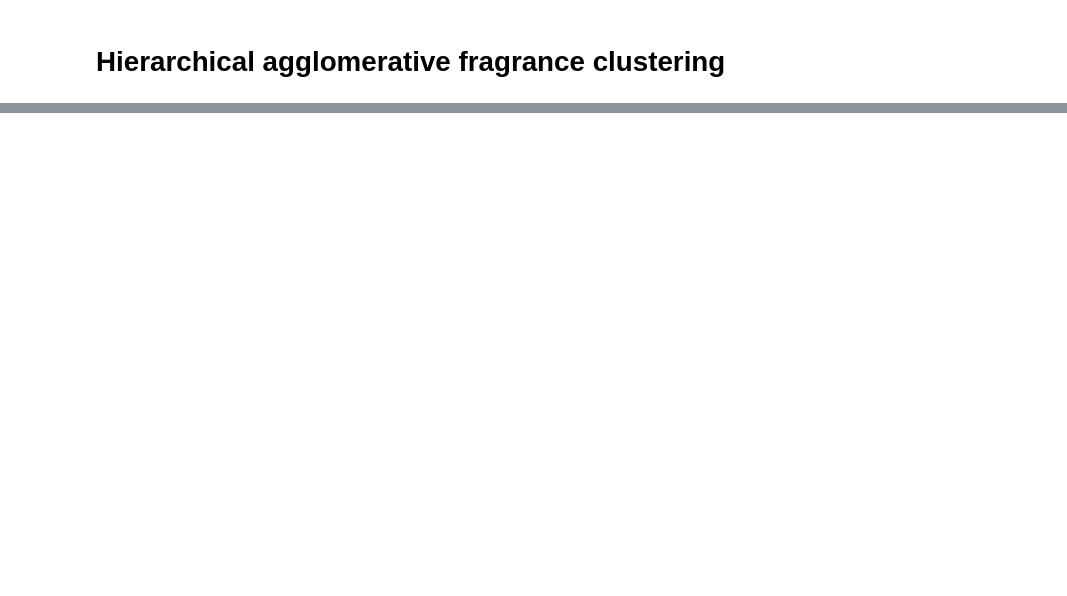
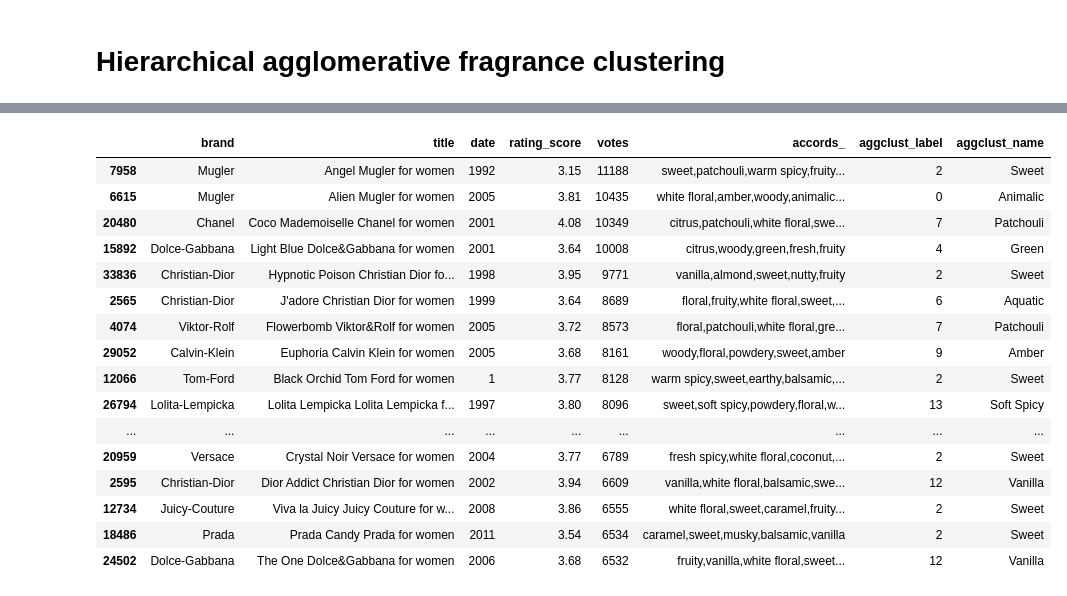
Before and after one commit to katarzynajanicka/agglomerative-fragrance-clustering, a Jupyter notebook: hierarchical-clustering.ipynb, the cells around one changed output, grey strips where cells are left out. Drawn from its saved outputs; the diff is of its cells as text; code cells hidden in the pictures; blank space fills up the shorter version.

```diff
--- a/hierarchical-clustering.ipynb
+++ b/hierarchical-clustering.ipynb
@@ -133,0 +464,26 @@ Name: aggclust_label, dtype: int64
+# %%
+# ordinal features mapping
+cluster_mapping = {
+    0: 'Animalic',
+    1: 'Woody',
+    2: 'Sweet',
+    3: 'Warm Spicy',
+    4: 'Green',
+    5: 'Rose',
+    6: 'Aquatic',
+    7: 'Patchouli',
+    8: 'Earthy',
+    9: 'Amber',
+    10: 'Yellow Floral',
+    11: 'Herbal',
+    12: 'Vanilla',
+    13: 'Soft Spicy',
+    14: 'Fresh Spicy',
+    15: 'Leather',
+    16: 'Oud',
+    17: 'Smoky',
+    18: 'Tropical',
+    19: 'Sweet Sour'}
+
+df['aggclust_name'] = df['aggclust_label'].map(cluster_mapping)
+df.head(10)
@@ -133,0 +502,21 @@ Name: aggclust_label, dtype: int64
+# %%
+# display 20 most popular fragrances
+df.sort_values('votes', ascending=False).head(20)
+# %% [output]
+|  | brand | title | date | rating_score | votes | accords_ | aggclust_label | aggclust_name |
+| 7958 | Mugler | Angel Mugler for women | 1992 | 3.15 | 11188 | sweet,patchouli,warm spicy,fruity... | 2 | Sweet |
+| 6615 | Mugler | Alien Mugler for women | 2005 | 3.81 | 10435 | white floral,amber,woody,animalic... | 0 | Animalic |
+| 20480 | Chanel | Coco Mademoiselle Chanel for women | 2001 | 4.08 | 10349 | citrus,patchouli,white floral,swe... | 7 | Patchouli |
+| 15892 | Dolce-Gabbana | Light Blue Dolce&Gabbana for women | 2001 | 3.64 | 10008 | citrus,woody,green,fresh,fruity | 4 | Green |
+| 33836 | Christian-Dior | Hypnotic Poison Christian Dior fo... | 1998 | 3.95 | 9771 | vanilla,almond,sweet,nutty,fruity | 2 | Sweet |
+| 2565 | Christian-Dior | J'adore Christian Dior for women | 1999 | 3.64 | 8689 | floral,fruity,white floral,sweet,... | 6 | Aquatic |
+| 4074 | Viktor-Rolf | Flowerbomb Viktor&Rolf for women | 2005 | 3.72 | 8573 | floral,patchouli,white floral,gre... | 7 | Patchouli |
+| 29052 | Calvin-Klein | Euphoria Calvin Klein for women | 2005 | 3.68 | 8161 | woody,floral,powdery,sweet,amber | 9 | Amber |
+| 12066 | Tom-Ford | Black Orchid Tom Ford for women | 1 | 3.77 | 8128 | warm spicy,sweet,earthy,balsamic,... | 2 | Sweet |
+| 26794 | Lolita-Lempicka | Lolita Lempicka Lolita Lempicka f... | 1997 | 3.80 | 8096 | sweet,soft spicy,powdery,floral,w... | 13 | Soft Spicy |
+| ... | ... | ... | ... | ... | ... | ... | ... | ... |
+| 20959 | Versace | Crystal Noir Versace for women | 2004 | 3.77 | 6789 | fresh spicy,white floral,coconut,... | 2 | Sweet |
+| 2595 | Christian-Dior | Dior Addict Christian Dior for women | 2002 | 3.94 | 6609 | vanilla,white floral,balsamic,swe... | 12 | Vanilla |
+| 12734 | Juicy-Couture | Viva la Juicy Juicy Couture for w... | 2008 | 3.86 | 6555 | white floral,sweet,caramel,fruity... | 2 | Sweet |
+| 18486 | Prada | Prada Candy Prada for women | 2011 | 3.54 | 6534 | caramel,sweet,musky,balsamic,vanilla | 2 | Sweet |
+| 24502 | Dolce-Gabbana | The One Dolce&Gabbana for women | 2006 | 3.68 | 6532 | fruity,vanilla,white floral,sweet... | 12 | Vanilla |
```
Also changed, not shown: parts of 41 cells of this notebook.
